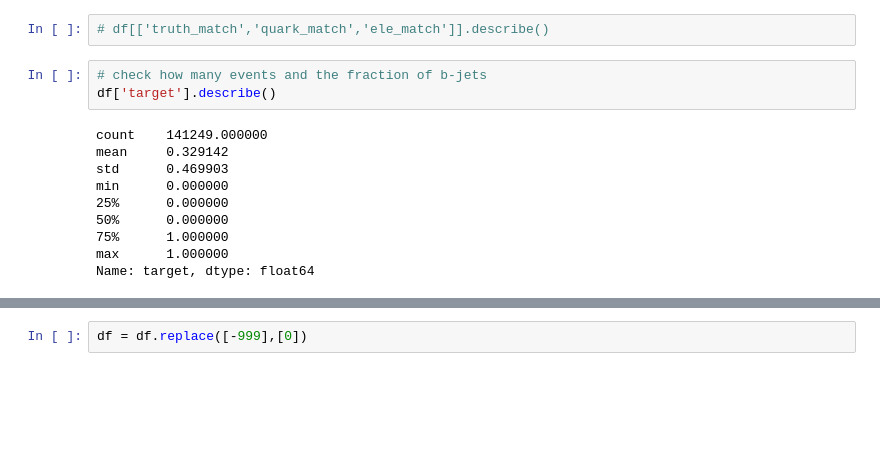
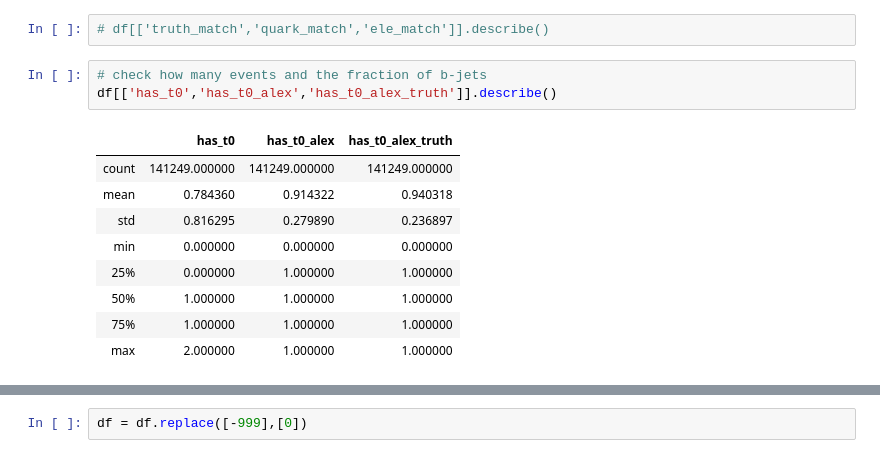
Before and after one commit to chiara-rizzi/track_time, a Jupyter notebook: test_training.ipynb, the cells around one changed output, grey strips where cells are left out. Drawn from its saved outputs; the diff is of its cells as text; blank space fills up the shorter version.

```diff
--- a/test_training.ipynb
+++ b/test_training.ipynb
@@ -111,14 +111,14 @@ plt.grid(True)
 # df[['truth_match','quark_match','ele_match']].describe()
 # %%
 # check how many events and the fraction of b-jets
-df['target'].describe()
+df[['has_t0','has_t0_alex','has_t0_alex_truth']].describe()
 # %% [output]
-count    141249.000000
-mean     0.329142
-std      0.469903
-min      0.000000
-25%      0.000000
-50%      0.000000
-75%      1.000000
-max      1.000000
-Name: target, dtype: float64
+|  | has_t0 | has_t0_alex | has_t0_alex_truth |
+| count | 141249.000000 | 141249.000000 | 141249.000000 |
+| mean | 0.784360 | 0.914322 | 0.940318 |
+| std | 0.816295 | 0.279890 | 0.236897 |
+| min | 0.000000 | 0.000000 | 0.000000 |
+| 25% | 0.000000 | 1.000000 | 1.000000 |
+| 50% | 1.000000 | 1.000000 | 1.000000 |
+| 75% | 1.000000 | 1.000000 | 1.000000 |
+| max | 2.000000 | 1.000000 | 1.000000 |
```
Also changed, not shown: parts of 2 cells of this notebook, 1 other file.
